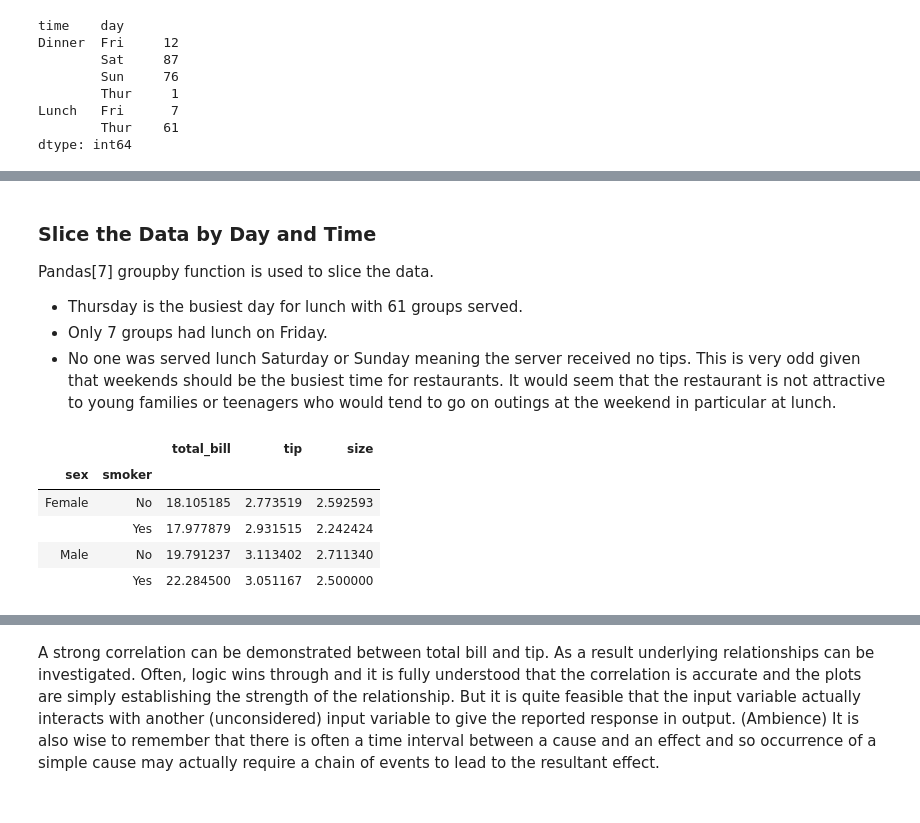
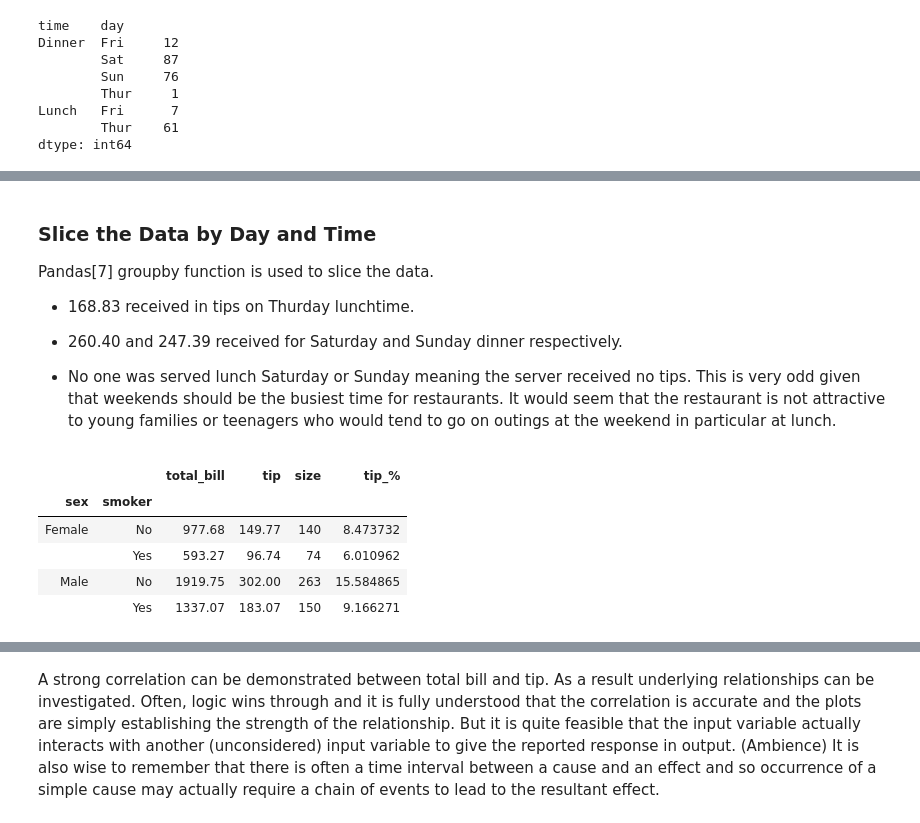
Before and after one commit to mhurley100/Fundamentals-of-Data-Analysis-Project, a Jupyter notebook: tips.ipynb, the cells around one changed output, grey strips where cells are left out. Cells and saved outputs as stored; diff of their text form; code cells hidden in the pictures.

```diff
--- a/tips.ipynb
+++ b/tips.ipynb
@@ -92,17 +149,18 @@ dtype: int64
 ### Slice the Data by  Day and Time
 Pandas[7] groupby function is used to slice the data.
 
- - Thursday is the busiest day for lunch with 61 groups served.
- - Only 7 groups had lunch on Friday.
+ - 168.83 received in tips on Thurday lunchtime.
+ - 260.40 and 247.39 received for Saturday and Sunday dinner respectively.
+
  - No one was served lunch Saturday or Sunday meaning the server received no tips. This is very odd given that weekends should be the busiest time for restaurants.  It would seem that the restaurant is not attractive to young families or teenagers who would tend to go on outings at the weekend in particular at lunch.
 # %%
 # Split the data by gender and smoker using groupby.
-tips.groupby(['sex', 'smoker']).mean()
+tips.groupby(['sex', 'smoker']).sum()
 # %% [output]
-|  |  | total_bill | tip | size |
-| sex | smoker |  |  |  |
-| Female | No | 18.105185 | 2.773519 | 2.592593 |
-|  | Yes | 17.977879 | 2.931515 | 2.242424 |
-| Male | No | 19.791237 | 3.113402 | 2.711340 |
-|  | Yes | 22.284500 | 3.051167 | 2.500000 |
+|  |  | total_bill | tip | size | tip_% |
+| sex | smoker |  |  |  |  |
+| Female | No | 977.68 | 149.77 | 140 | 8.473732 |
+|  | Yes | 593.27 | 96.74 | 74 | 6.010962 |
+| Male | No | 1919.75 | 302.00 | 263 | 15.584865 |
+|  | Yes | 1337.07 | 183.07 | 150 | 9.166271 |
 # %% [markdown]
```
Also changed, not shown: parts of 36 cells of this notebook, 1 other file.
